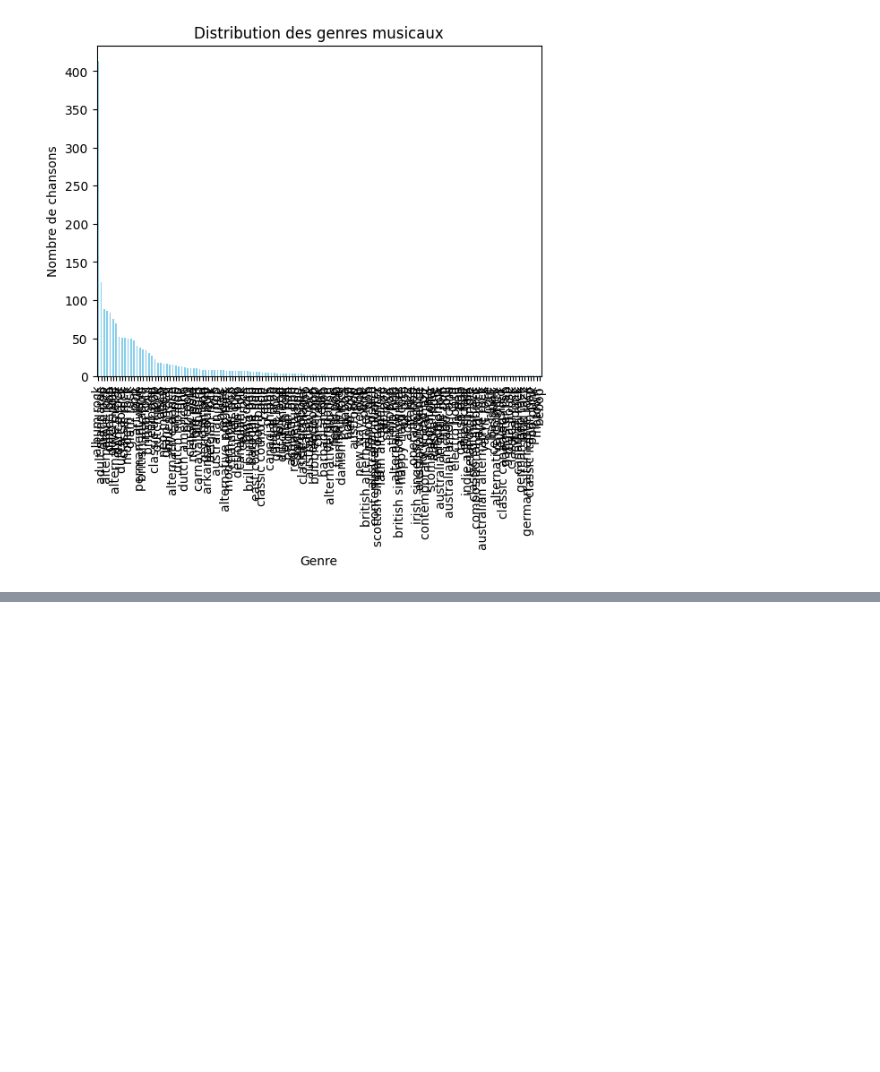
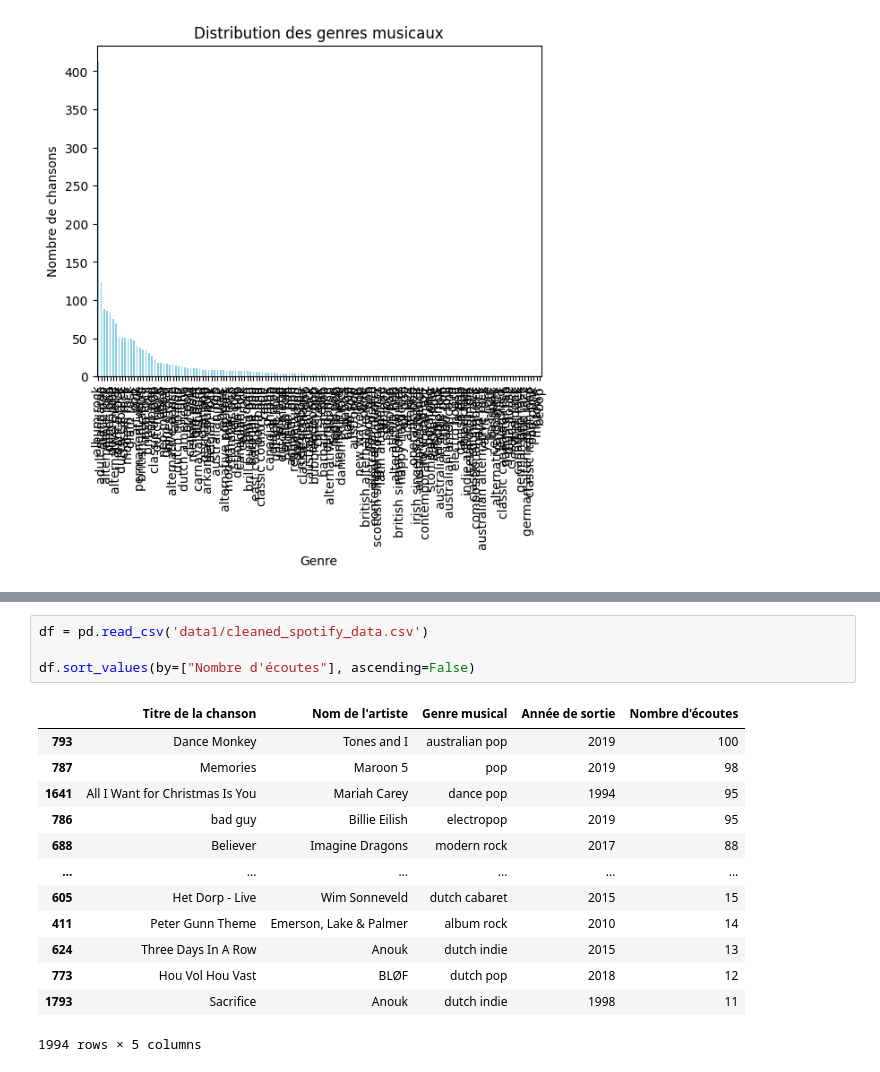
Before and after one commit to whereisdeym/MusicAnalysisPython, a Jupyter notebook: spotikabra.ipynb, the cells around one changed output, grey strips where cells are left out. Cells and saved outputs as stored; diff of their text form; blank space fills up the shorter version.

```diff
--- a/spotikabra.ipynb
+++ b/spotikabra.ipynb
@@ -140,0 +186,18 @@ plt.show()
+# %%
+df = pd.read_csv('data1/cleaned_spotify_data.csv')
+
+df.sort_values(by=["Nombre d'écoutes"], ascending=False)
+# %% [output]
+|  | Titre de la chanson | Nom de l'artiste | Genre musical | Année de sortie | Nombre d'écoutes |
+| 793 | Dance Monkey | Tones and I | australian pop | 2019 | 100 |
+| 787 | Memories | Maroon 5 | pop | 2019 | 98 |
+| 1641 | All I Want for Christmas Is You | Mariah Carey | dance pop | 1994 | 95 |
+| 786 | bad guy | Billie Eilish | electropop | 2019 | 95 |
+| 688 | Believer | Imagine Dragons | modern rock | 2017 | 88 |
+| ... | ... | ... | ... | ... | ... |
+| 605 | Het Dorp - Live | Wim Sonneveld | dutch cabaret | 2015 | 15 |
+| 411 | Peter Gunn Theme | Emerson, Lake & Palmer | album rock | 2010 | 14 |
+| 624 | Three Days In A Row | Anouk | dutch indie | 2015 | 13 |
+| 773 | Hou Vol Hou Vast | BLØF | dutch pop | 2018 | 12 |
+| 1793 | Sacrifice | Anouk | dutch indie | 1998 | 11 |
+1994 rows × 5 columns
```
Also changed, not shown: parts of 6 cells of this notebook, 1 other file.
